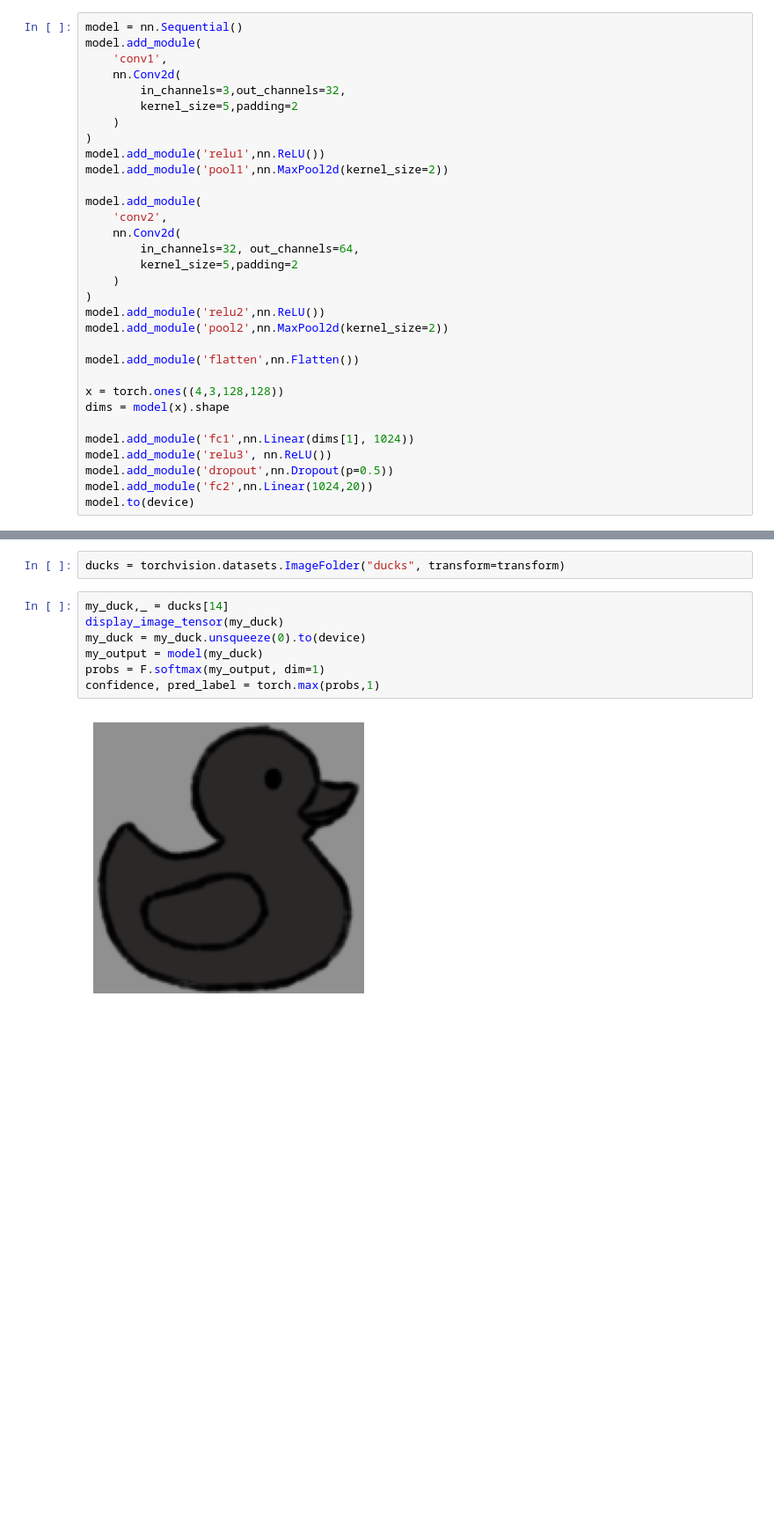
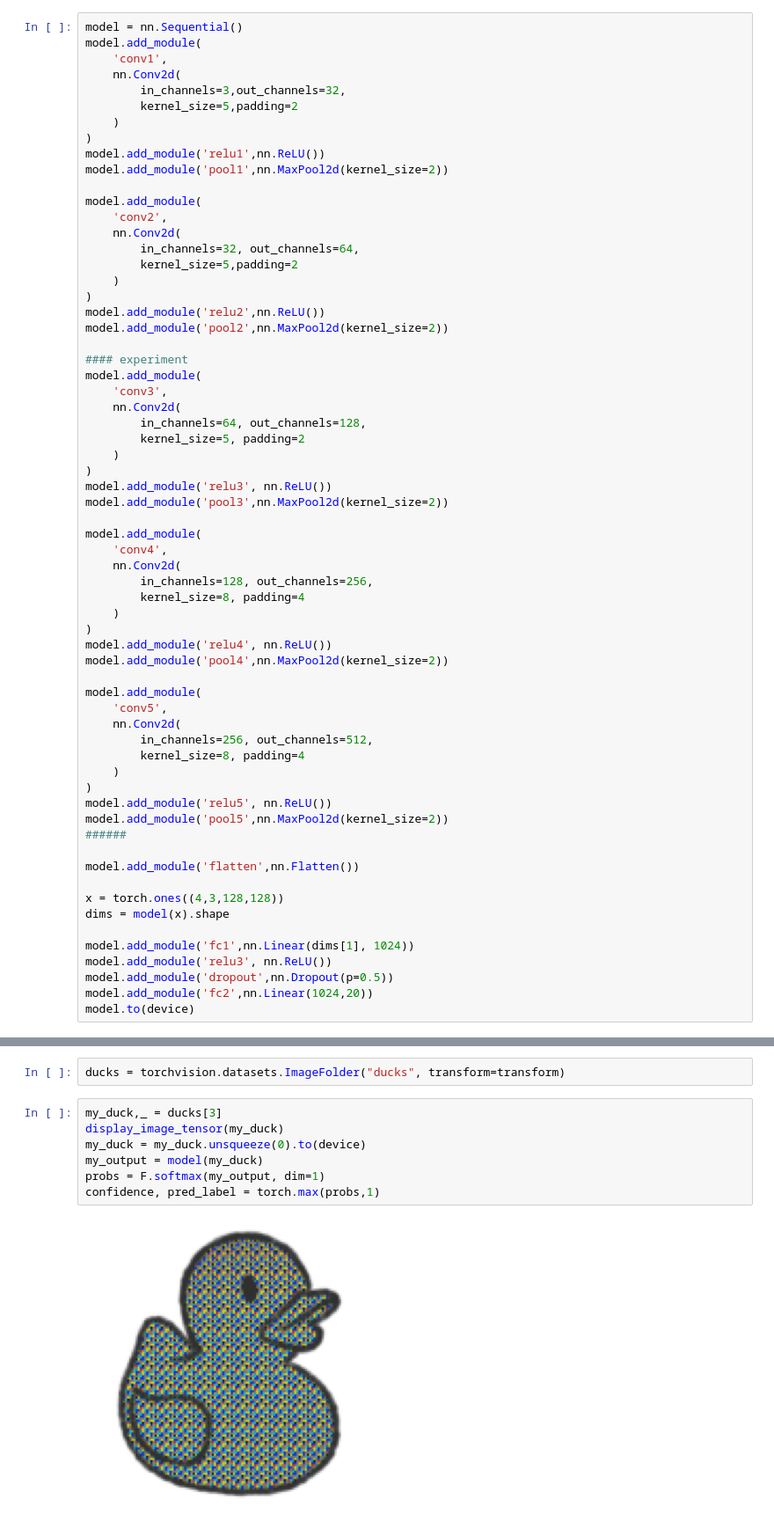
Before and after one commit to ameliamartinson/540-project-code, a Jupyter notebook: Coil20_simplified.ipynb, the cells around one changed output, grey strips where cells are left out. Shown: that part at 88% size. Drawn from its saved outputs; the diff is of its cells as text; blank space fills up the shorter version.

Commit message:
experiments

```diff
--- a/Coil20_simplified.ipynb
+++ b/Coil20_simplified.ipynb
@@ -116,6 +116,38 @@ model.add_module(
 model.add_module('relu2',nn.ReLU())
 model.add_module('pool2',nn.MaxPool2d(kernel_size=2))
 
+#### experiment
+model.add_module(
+    'conv3',
+    nn.Conv2d(
+        in_channels=64, out_channels=128,
+        kernel_size=5, padding=2
+    )
+)
+model.add_module('relu3', nn.ReLU())
+model.add_module('pool3',nn.MaxPool2d(kernel_size=2))
+
+model.add_module(
+    'conv4',
+    nn.Conv2d(
+        in_channels=128, out_channels=256,
+        kernel_size=8, padding=4
+    )
+)
+model.add_module('relu4', nn.ReLU())
+model.add_module('pool4',nn.MaxPool2d(kernel_size=2))
+
+model.add_module(
+    'conv5',
+    nn.Conv2d(
+        in_channels=256, out_channels=512,
+        kernel_size=8, padding=4
+    )
+)
+model.add_module('relu5', nn.ReLU())
+model.add_module('pool5',nn.MaxPool2d(kernel_size=2))
+######
+
 model.add_module('flatten',nn.Flatten())
 
 x = torch.ones((4,3,128,128))
@@ -324,14 +350,14 @@ pred: teacup, with confidence: 0.498977
 # %%
 ducks = torchvision.datasets.ImageFolder("ducks", transform=transform)
 # %%
-my_duck,_ = ducks[14]
+my_duck,_ = ducks[3]
 display_image_tensor(my_duck)
 my_duck = my_duck.unsqueeze(0).to(device)
 my_output = model(my_duck)
 probs = F.softmax(my_output, dim=1)
 confidence, pred_label = torch.max(probs,1)
 # %% [output]
-[figure, old version]
+[figure, new version]
 # %%
 float(confidence.detach())
 # %% [output]
```
Also changed, not shown: parts of 8 cells of this notebook, 7 other files.
